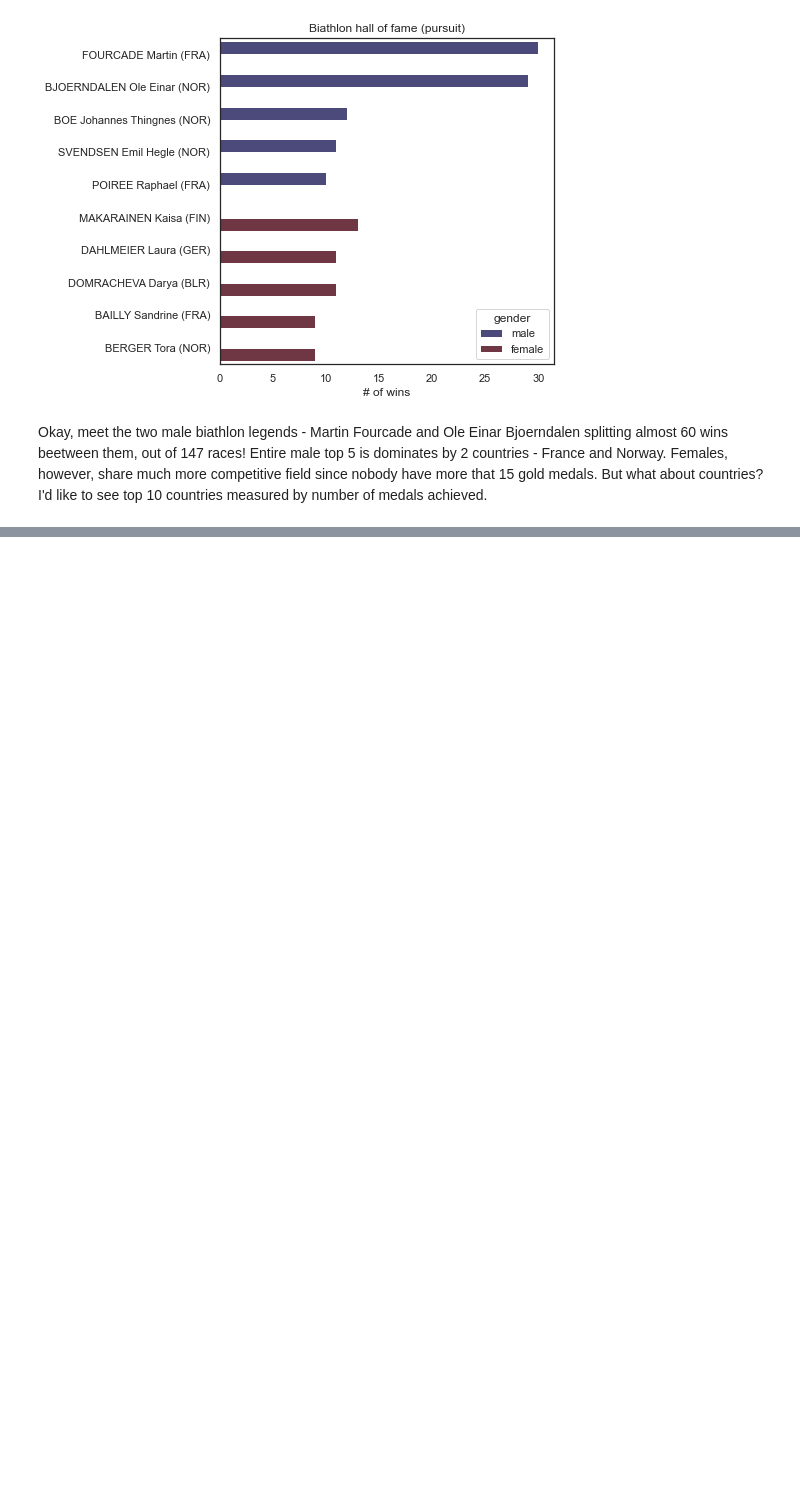
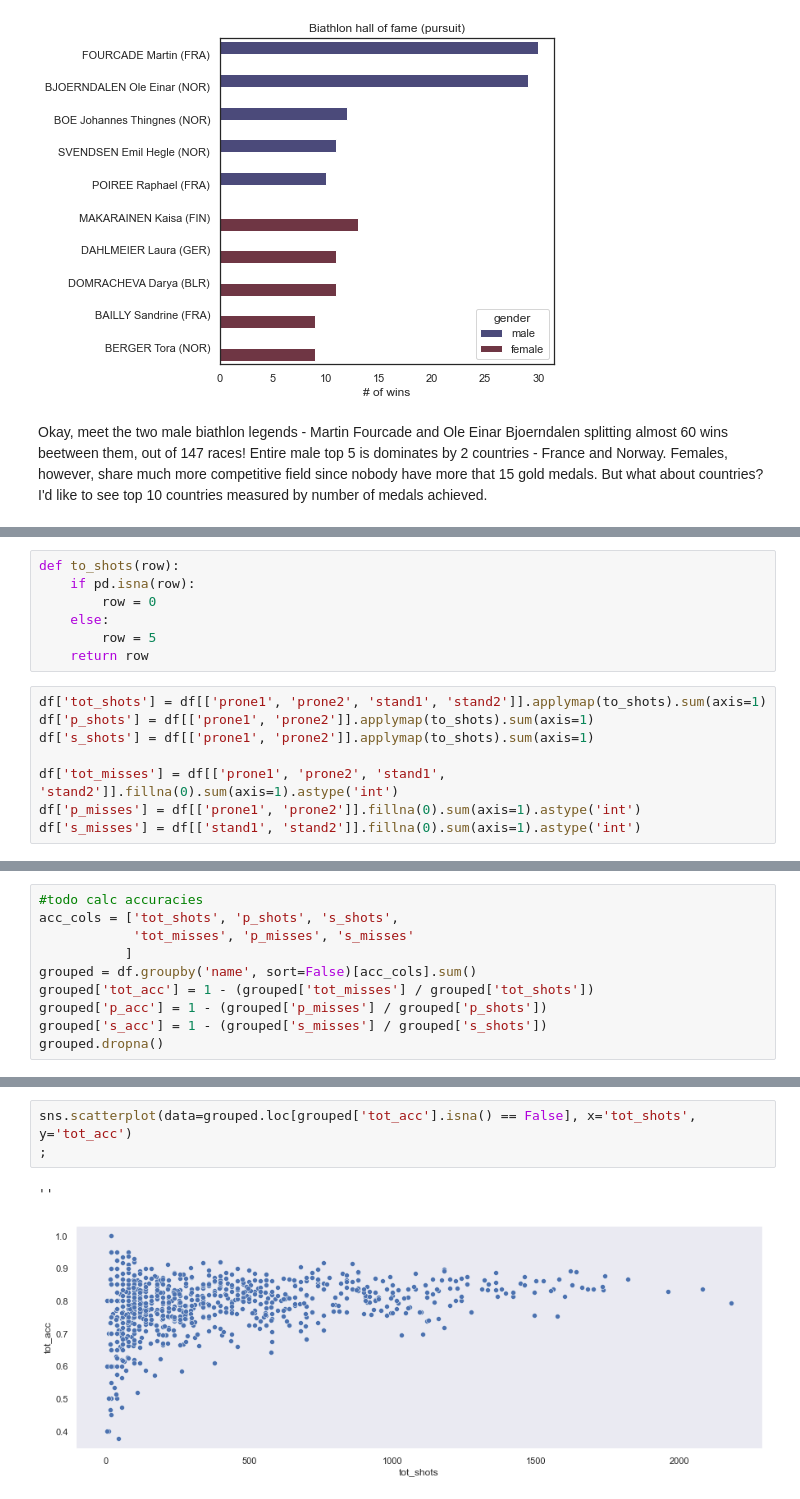
Before and after one commit to iliakhrenov/biathlon_data_analysis, a Jupyter notebook: EDA.ipynb, the cells around one changed output, grey strips where cells are left out. Saved outputs shown, nothing was run; the diff lists cells and outputs as text; blank space fills up the shorter version.

```diff
--- a/EDA.ipynb
+++ b/EDA.ipynb
@@ -296,0 +377,15 @@ sns.despine(left=False, bottom=False)
+# %%
+def to_shots(row):
+    if pd.isna(row):
+        row = 0
+    else:
+        row = 5
+    return row
+# %%
+df['tot_shots'] = df[['prone1', 'prone2', 'stand1', 'stand2']].applymap(to_shots).sum(axis=1)
+df['p_shots'] = df[['prone1', 'prone2']].applymap(to_shots).sum(axis=1)
+df['s_shots'] = df[['prone1', 'prone2']].applymap(to_shots).sum(axis=1)
+
+df['tot_misses'] = df[['prone1', 'prone2', 'stand1', 'stand2']].fillna(0).sum(axis=1).astype('int')
+df['p_misses'] = df[['prone1', 'prone2']].fillna(0).sum(axis=1).astype('int')
+df['s_misses'] = df[['stand1', 'stand2']].fillna(0).sum(axis=1).astype('int')
@@ -296,0 +408,10 @@ sns.despine(left=False, bottom=False)
+# %%
+#todo calc accuracies
+acc_cols = ['tot_shots', 'p_shots', 's_shots',
+            'tot_misses', 'p_misses', 's_misses'
+           ]
+grouped = df.groupby('name', sort=False)[acc_cols].sum()
+grouped['tot_acc'] = 1 - (grouped['tot_misses'] / grouped['tot_shots'])
+grouped['p_acc'] = 1 - (grouped['p_misses'] / grouped['p_shots'])
+grouped['s_acc'] = 1 - (grouped['s_misses'] / grouped['s_shots'])
+grouped.dropna()
@@ -296,0 +433,6 @@ sns.despine(left=False, bottom=False)
+# %%
+sns.scatterplot(data=grouped.loc[grouped['tot_acc'].isna() == False], x='tot_shots', y='tot_acc')
+;
+# %% [output]
+''
+[figure, added]
```
Also changed, not shown: parts of 15 cells of this notebook.
